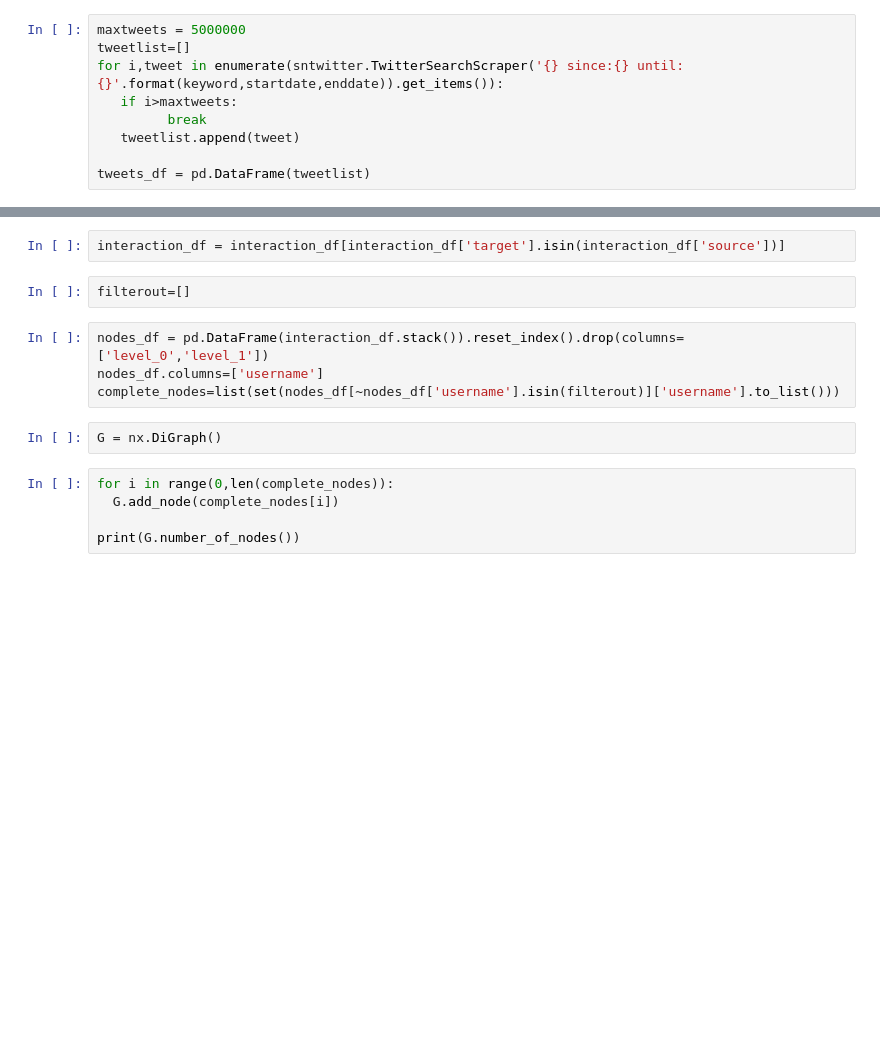
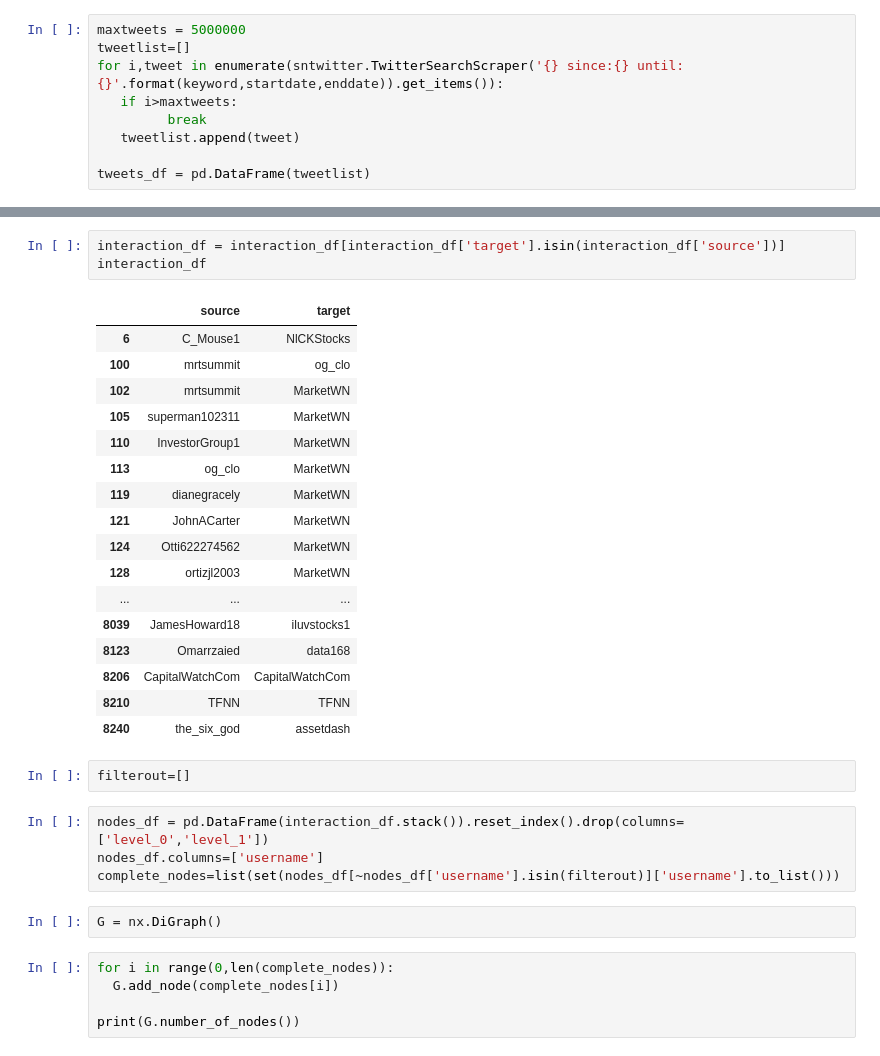
Before and after one commit to siddharth-kale/Twitter-Analysis, a Jupyter notebook: Stock_Twitter_Influencers.ipynb, the cells around one changed output, grey strips where cells are left out. Drawn from its saved outputs; the diff is of its cells as text; blank space fills up the shorter version.

```diff
--- a/Stock_Twitter_Influencers.ipynb
+++ b/Stock_Twitter_Influencers.ipynb
@@ -131,5 +181,24 @@ interaction_df
 # %%
 interaction_df = interaction_df[interaction_df['target'].isin(interaction_df['source'])]
+interaction_df
+# %% [output]
+|  | source | target |
+| 6 | C_Mouse1 | NlCKStocks |
+| 100 | mrtsummit | og_clo |
+| 102 | mrtsummit | MarketWN |
+| 105 | superman102311 | MarketWN |
+| 110 | InvestorGroup1 | MarketWN |
+| 113 | og_clo | MarketWN |
+| 119 | dianegracely | MarketWN |
+| 121 | JohnACarter | MarketWN |
+| 124 | Otti622274562 | MarketWN |
+| 128 | ortizjl2003 | MarketWN |
+| ... | ... | ... |
+| 8039 | JamesHoward18 | iluvstocks1 |
+| 8123 | Omarrzaied | data168 |
+| 8206 | CapitalWatchCom | CapitalWatchCom |
+| 8210 | TFNN | TFNN |
+| 8240 | the_six_god | assetdash |
 # %%
 filterout=[]
 # %%
```
Also changed, not shown: parts of 17 cells of this notebook.
